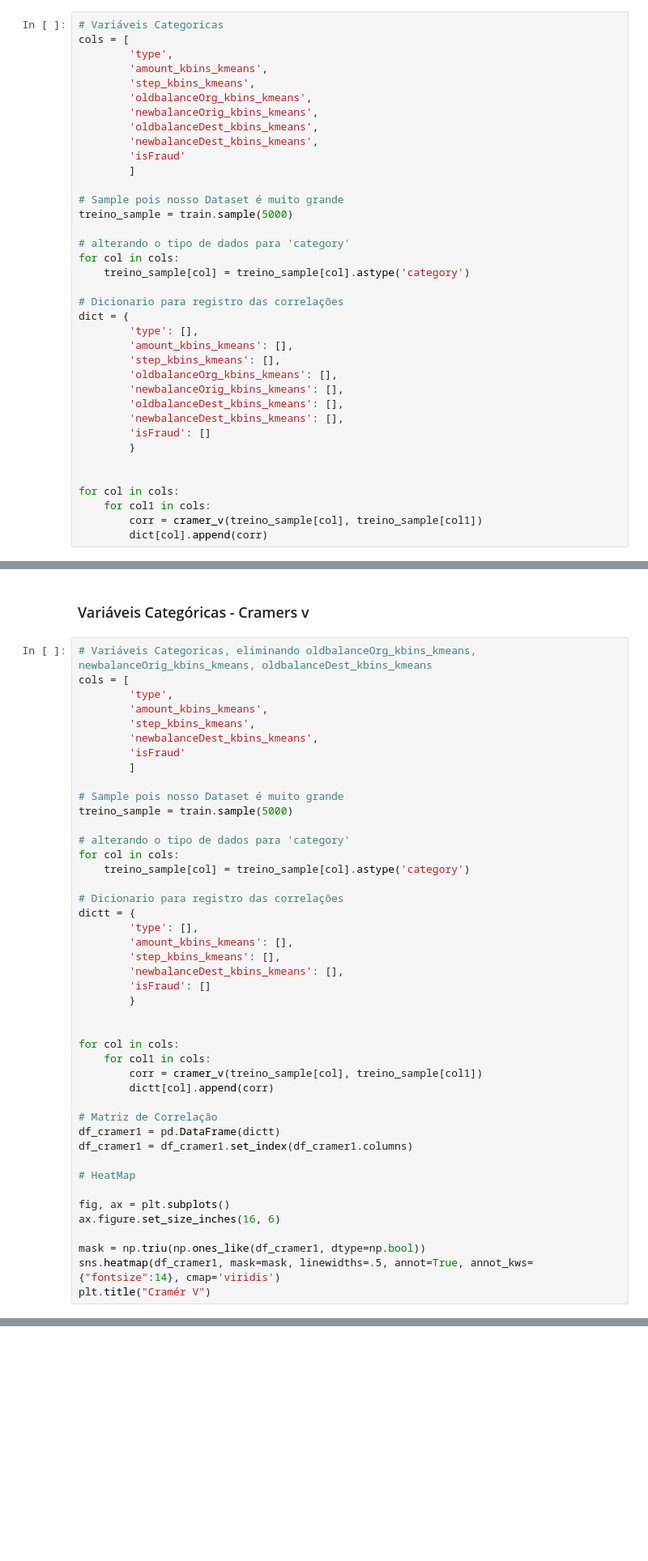
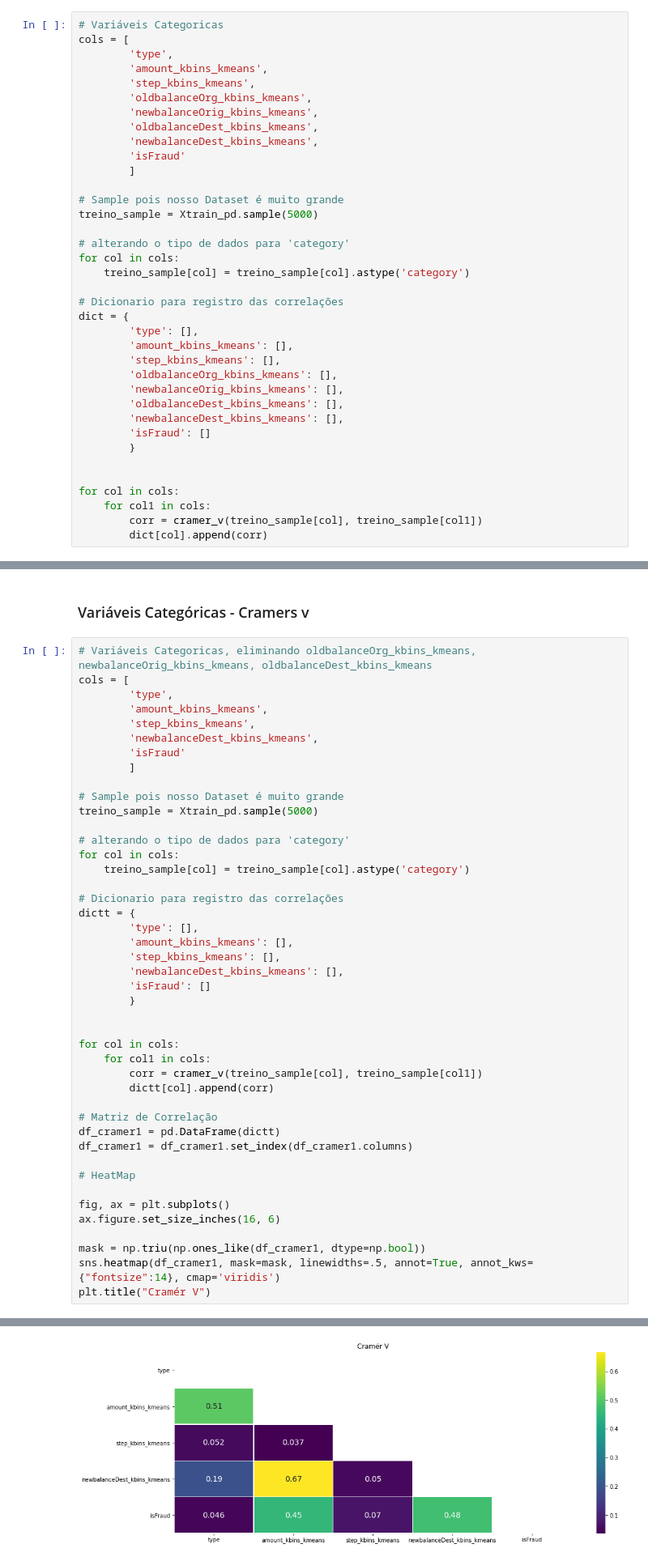
Before and after one commit to bruno154/project-6-blocker-fraud-company, a Jupyter notebook: notebooks/pa002_blocker_fraud2.ipynb, the cells around one changed output, grey strips where cells are left out. Shown at 81% size. Saved outputs shown, nothing was run; the diff lists cells and outputs as text; blank space fills up the shorter version.

```diff
--- a/notebooks/pa002_blocker_fraud2.ipynb
+++ b/notebooks/pa002_blocker_fraud2.ipynb
@@ -765,7 +903,7 @@ cols = [
         ]
 
 # Sample pois nosso Dataset é muito grande
-treino_sample = train.sample(5000)
+treino_sample = Xtrain_pd.sample(5000)
 
 # alterando o tipo de dados para 'category'
 for col in cols:
@@ -814,7 +955,7 @@ cols = [
         ]
 
 # Sample pois nosso Dataset é muito grande
-treino_sample = train.sample(5000)
+treino_sample = Xtrain_pd.sample(5000)
 
 # alterando o tipo de dados para 'category'
 for col in cols:
@@ -847,3 +988,4 @@ ax.figure.set_size_inches(16, 6)
 mask = np.triu(np.ones_like(df_cramer1, dtype=np.bool))
 sns.heatmap(df_cramer1, mask=mask, linewidths=.5, annot=True, annot_kws={"fontsize":14}, cmap='viridis')
 plt.title("Cramér V")
+# %% [output]
@@ -850,3 +993,4 @@ plt.title("Cramér V")
+[figure, added]
 # %% [markdown]
 ## Teste de Hiposteses
 # %%
```
Also changed, not shown: parts of 53 cells of this notebook, 1 other file.
